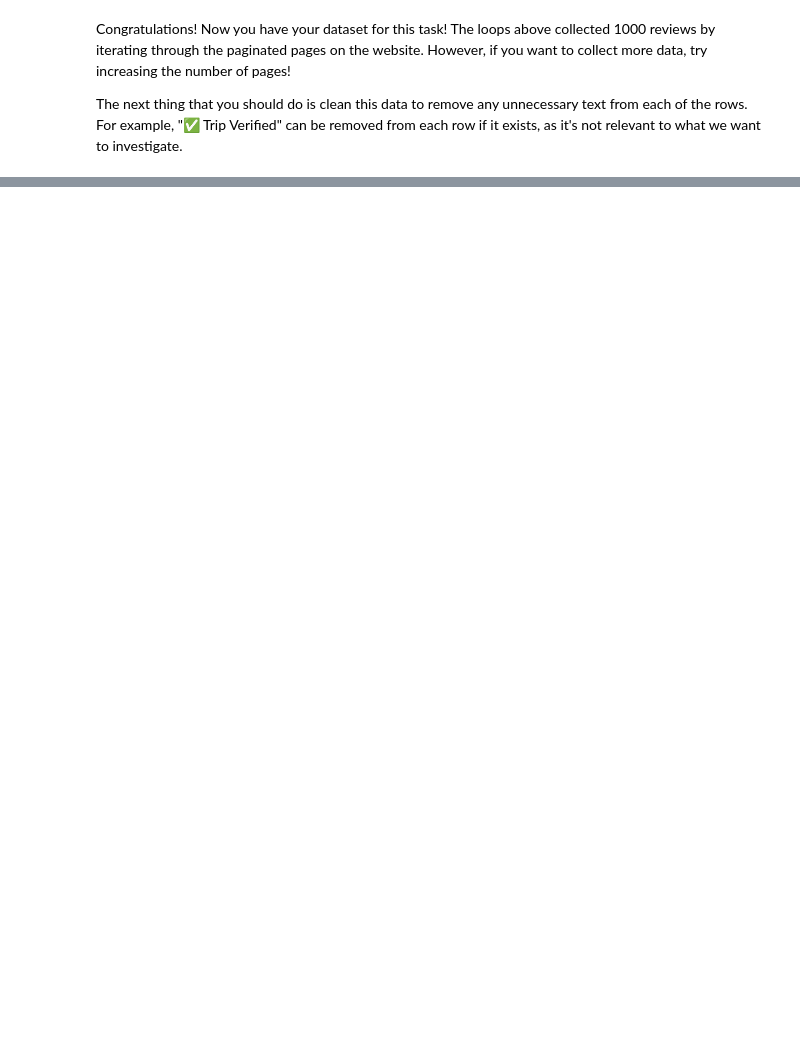
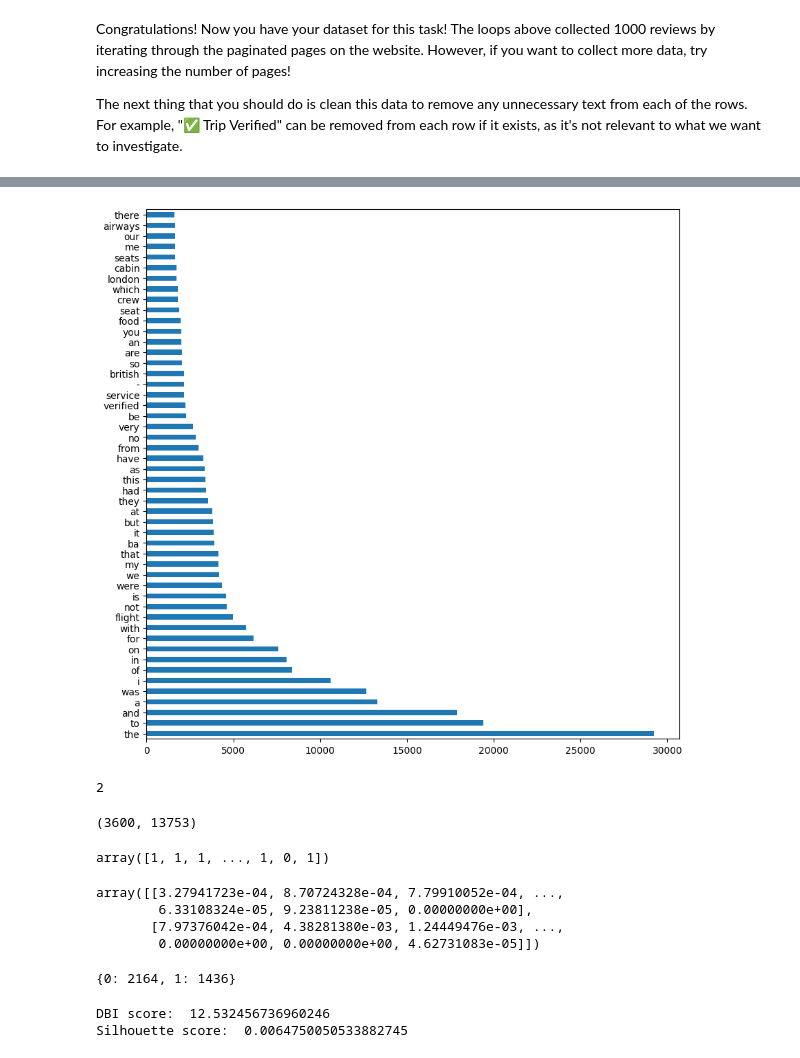
Before and after one commit to Panuganti-Karthik/British-airways-Data-Science, a Jupyter notebook: Data Collection/getting_started.ipynb, the cells around one changed output, grey strips where cells are left out. Drawn from its saved outputs; the diff is of its cells as text; code cells hidden in the pictures; blank space fills up the shorter version.

```diff
--- a/Data Collection/getting_started.ipynb
+++ b/Data Collection/getting_started.ipynb
@@ -79,3 +80,7 @@ df.to_csv("data/BA_reviews.csv")
 Congratulations! Now you have your dataset for this task! The loops above collected 1000 reviews by iterating through the paginated pages on the website. However, if you want to collect more data, try increasing the number of pages!
 
  The next thing that you should do is clean this data to remove any unnecessary text from each of the rows. For example, "✅ Trip Verified" can be removed from each row if it exists, as it's not relevant to what we want to investigate.
+# %%
+reviews= pd.read_csv("BA_reviews.csv")
+reviews=reviews.pop('reviews')
+reviews
@@ -81,0 +105,6 @@ Congratulations! Now you have your dataset for this task! The loops above collec
+# %%
+reviews= reviews.str.replace('Trip verified |','')
+reviews= reviews.str.replace('✅','')
+reviews= reviews.str.replace('|','')
+reviews= reviews.str.replace(r'\b(\w{1,3})\b','')
+reviews
@@ -81,0 +128,3 @@ Congratulations! Now you have your dataset for this task! The loops above collec
+# %%
+freq_words = pd.Series(' '.join(reviews).lower().split()).value_counts()[:50]
+freq_words
@@ -81,0 +149,62 @@ Congratulations! Now you have your dataset for this task! The loops above collec
+# %%
+plt.figure(figsize=(10,10))
+freq_words.plot.barh(x=freq_words[0],y=freq_words[1])
+plt.show()
+# %% [output]
+[figure, added]
+# %%
+categories=['negative', 'positive']
+num_cat=len(categories)
+num_cat
+# %% [output]
+2
+# %%
+#The Natural Language Toolkit (NLTK) is a Python package for natural language processing.
+from sklearn.feature_extraction.text import TfidfVectorizer
+from nltk.tokenize import RegexpTokenizer
+
+tokenizer= RegexpTokenizer(r"\w+")
+
+tf_idf_vectorizer= TfidfVectorizer( lowercase=True,
+                                   stop_words='english',
+                                   ngram_range=(1,1),
+                                   tokenizer= tokenizer.tokenize )
+
+reviews_counts= tf_idf_vectorizer.fit_transform(reviews)
+reviews_counts.shape
+# %% [output]
+(3600, 13753)
+# %%
+from sklearn.cluster import KMeans
+
+KMeans= KMeans(n_clusters=num_cat).fit(reviews_counts)
+
+
+pred_labels= KMeans.labels_
+pred_labels
+# %% [output]
+array([1, 1, 1, ..., 1, 0, 1])
+# %%
+cluster_centers= KMeans.cluster_centers_
+cluster_centers
+# %% [output]
+array([[3.27941723e-04, 8.70724328e-04, 7.79910052e-04, ...,
+        6.33108324e-05, 9.23811238e-05, 0.00000000e+00],
+       [7.97376042e-04, 4.38281380e-03, 1.24449476e-03, ...,
+        0.00000000e+00, 0.00000000e+00, 4.62731083e-05]])
+# %%
+unique, counts = np.unique(pred_labels,return_counts=True)
+dict(zip(unique, counts))
+# %% [output]
+{0: 2164, 1: 1436}
+# %%
+from sklearn import metrics
+
+dbi=metrics.davies_bouldin_score(reviews_counts.toarray(),pred_labels)
+
+ss=metrics.silhouette_score(reviews_counts.toarray(),pred_labels,metric='euclidean')
+
+print("DBI score: ",dbi,"\nSilhouette score: ",ss)
+# %% [output]
+DBI score:  12.532456736960246
+Silhouette score:  0.0064750050533882745
```
Also changed, not shown: parts of 13 cells of this notebook, 3 other files.
